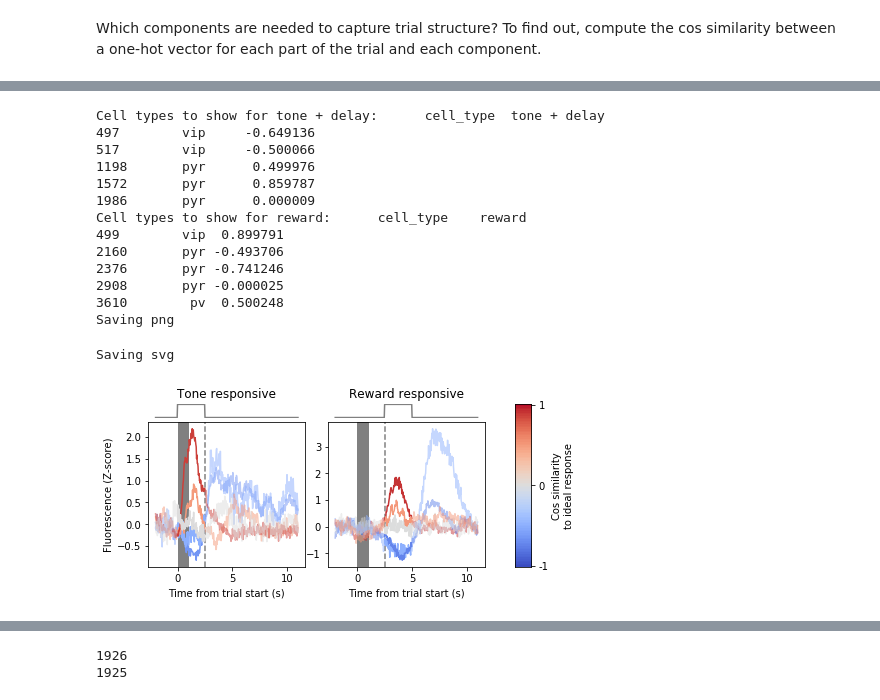
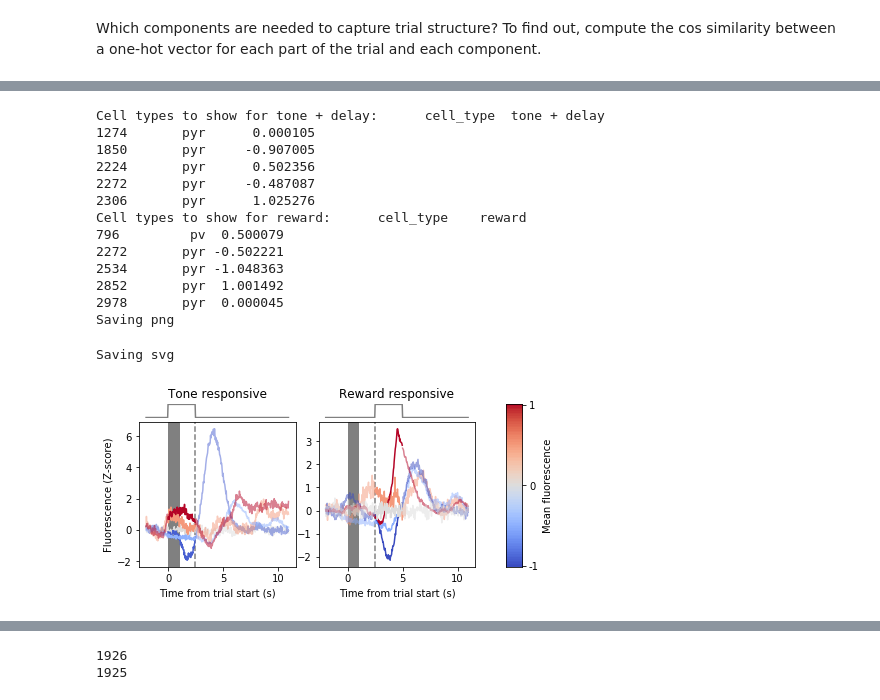
Before and after one commit to nauralcodinglab/interneuron-reward, a Jupyter notebook: notebooks/evolving_trial_structure_projections.ipynb, the cells around one changed output, grey strips where cells are left out. Saved outputs shown, nothing was run; the diff lists cells and outputs as text; code cells hidden in the pictures.

Commit message:
Switch to mean fluorescence analysis

```diff
--- a/notebooks/evolving_trial_structure_projections.ipynb
+++ b/notebooks/evolving_trial_structure_projections.ipynb
@@ -266,12 +109,27 @@ Saving svg
+# %%
+mean_fluorescence = {
+    'tone': np.dot(
+        average_traces, trial_structure.tone / trial_structure.tone.sum()
+    ),
+    'tone + delay': (
+        np.dot(
+            average_traces, (trial_structure.tone + trial_structure.delay)
+            / (trial_structure.tone + trial_structure.delay).sum()
+        )
+    ),
+    'reward': np.dot(
+        average_traces, trial_structure.reward / trial_structure.reward.sum()
+    )
+}
 # %%
-similarity_df = pd.DataFrame(
+mean_fluo_df = pd.DataFrame(
     {
         'day': days,
         'cell_type': cell_types,
         'cell_id': cell_ids,
         'mouse_id': mouse_ids,
-        **ideal_projection_similarities
+        **mean_fluorescence
     }
 )
-similarity_df
+mean_fluo_df
 # %% [output]
@@ -319,24 +177,20 @@ for i, (trial_component, label, mask) in enumerate(
     )
 ):
 
-    # Find the inds of cells with various degrees of cos similarity
+    # Find the inds of cells with various values of mean fluorescence
     cells_to_show = np.unique(
         np.argmin(
             np.abs(
-                similarity_df.loc[similarity_df['day'] == cond.Day(7), trial_component].to_numpy()
+                mean_fluo_df.loc[mean_fluo_df['day'] == cond.Day(7), trial_component].to_numpy()
                 - np.linspace(-1, 1, 5)[:, np.newaxis]  # Levels of cos similarity to find
             ),
             1
         )
     )
-    print(f'Cell types to show for {trial_component}: {similarity_df.loc[similarity_df["day"] == cond.Day(7), ["cell_type", trial_component]].iloc[cells_to_show, :]}')
+    print(f'Cell types to show for {trial_component}: {mean_fluo_df.loc[mean_fluo_df["day"] == cond.Day(7), ["cell_type", trial_component]].iloc[cells_to_show, :]}')
 
     traces_ = average_traces[days == cond.Day(7), :][cells_to_show, :].T
-    """np.dot(
-        day7_pca.components_[:num_components, :].T,
-        projections[days == cond.Day(7)][cells_to_show, :num_components].T
-    )"""
-    similarities_ = similarity_df.loc[similarity_df['day'] == cond.Day(7), trial_component].iloc[cells_to_show]
+    means_ = mean_fluo_df.loc[mean_fluo_df['day'] == cond.Day(7), trial_component].iloc[cells_to_show]
 
 
     plt.subplot(spec[0, i])
@@ -344,7 +198,6 @@ for i, (trial_component, label, mask) in enumerate(
     plt.plot(
         trial_structure.time - trial_structure.baseline_duration,
         mask,
-        #np.dot(day7_pca.components_[:num_components, :].T, basis_projections[trial_component]),
         color='gray',
     )
     plt.gca().axis('off')
@@ -352,60 +205,60 @@ for i, (trial_component, label, mask) in enumerate(
     plt.subplot(spec[1, i])
     mark_trial_structure()
 
-    for j in range(len(similarities_)):
+    for j in range(len(means_)):
         component = traces_[:, j].copy()
         component[~mask] = np.nan
 
         plt.plot(
             trial_structure.time - trial_structure.baseline_duration,
             component,
-            color=plt.cm.coolwarm(similarities_.iloc[j] * 0.5 + 0.5)
+            color=plt.cm.coolwarm(means_.iloc[j] * 0.5 + 0.5)
         )
 
         not_component = traces_[:, j].copy()
         not_component[mask] = np.nan
 
         plt.plot(
             trial_structure.time - trial_structure.baseline_duration,
             not_component,
-            color=plt.cm.coolwarm(similarities_.iloc[j] * 0.5 + 0.5),
+            color=plt.cm.coolwarm(means_.iloc[j] * 0.5 + 0.5),
             alpha=0.5
         )
 
     if i == 0:
         plt.ylabel('Fluorescence (Z-score)')
 
     plt.xlabel('Time from trial start (s)')
 
 ax = plt.subplot(spec[:, -1])
 plt.imshow(np.linspace(1, -1, 101)[:, np.newaxis], cmap='coolwarm', aspect=0.1)
 plt.yticks([0, 50, 100], [1, 0, -1])
 plt.gca().yaxis.set_ticks_position('right')
 plt.gca().yaxis.set_label_position('right')
-plt.ylabel('Cos similarity\nto ideal response')
+plt.ylabel('Mean fluorescence')
 plt.xticks([])
 
 plt.tight_layout()
 
 savefig('../img/graphics/sample_responsive_cells', dpi=600, bbox_inches='tight')
 
-del cells_to_show, traces_, similarities_
+del cells_to_show, traces_, means_
 # %% [output]
 Cell types to show for tone + delay:      cell_type  tone + delay
-497        vip     -0.649136
-517        vip     -0.500066
-1198       pyr      0.499976
-1572       pyr      0.859787
-1986       pyr      0.000009
+1274       pyr      0.000105
+1850       pyr     -0.907005
+2224       pyr      0.502356
+2272       pyr     -0.487087
+2306       pyr      1.025276
 Cell types to show for reward:      cell_type    reward
-499        vip  0.899791
-2160       pyr -0.493706
-2376       pyr -0.741246
-2908       pyr -0.000025
-3610        pv  0.500248
+796         pv  0.500079
+2272       pyr -0.502221
+2534       pyr -1.048363
+2852       pyr  1.001492
+2978       pyr  0.000045
 Saving png
 Saving svg
-[figure, old version]
+[figure, new version]
 # %%
 FRAME_RATE = 30.0
 BASELINE_DURATION = 2.
```
Also changed, not shown: parts of 60 cells of this notebook.
